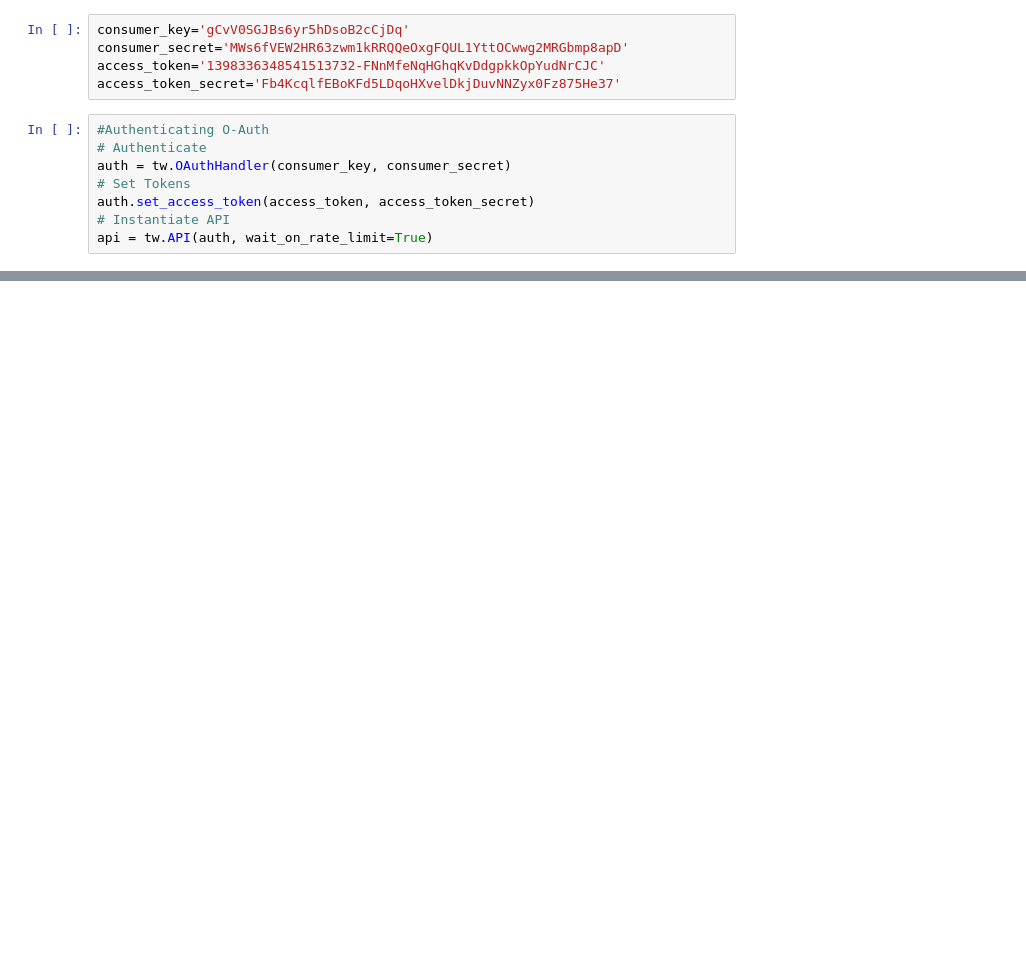
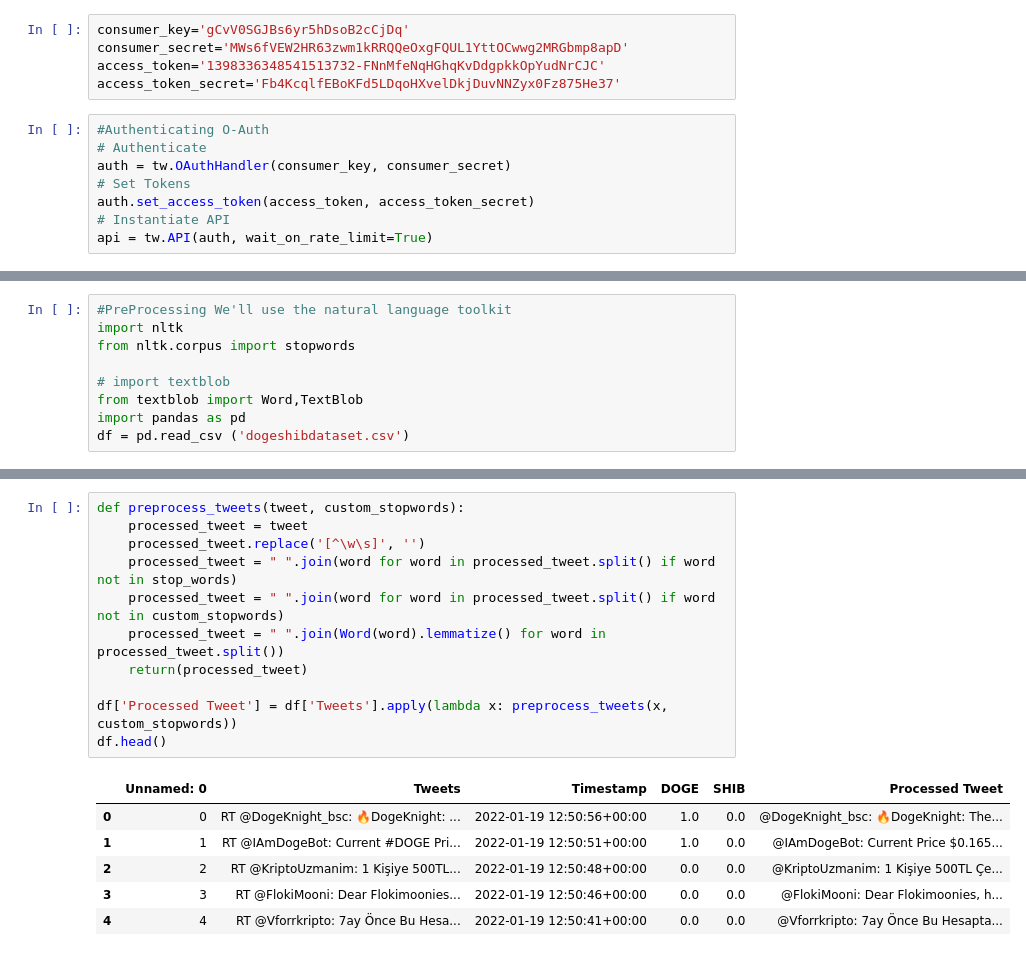
Before and after one commit to Anuragkillswitch/crypto_sentiment_analysis, a Jupyter notebook: crypto_sentiment_analysis.ipynb, the cells around one changed output, grey strips where cells are left out. Saved outputs shown, nothing was run; the diff lists cells and outputs as text; blank space fills up the shorter version.

```diff
--- a/crypto_sentiment_analysis.ipynb
+++ b/crypto_sentiment_analysis.ipynb
@@ -30,0 +142,9 @@ Forbidden: 403 Forbidden
+# %%
+#PreProcessing We'll use the natural language toolkit
+import nltk
+from nltk.corpus import stopwords
+
+# import textblob
+from textblob import Word,TextBlob
+import pandas as pd
+df = pd.read_csv ('dogeshibdataset.csv')
@@ -30,0 +165,18 @@ Forbidden: 403 Forbidden
+# %%
+def preprocess_tweets(tweet, custom_stopwords):
+    processed_tweet = tweet
+    processed_tweet.replace('[^\w\s]', '')
+    processed_tweet = " ".join(word for word in processed_tweet.split() if word not in stop_words)
+    processed_tweet = " ".join(word for word in processed_tweet.split() if word not in custom_stopwords)
+    processed_tweet = " ".join(Word(word).lemmatize() for word in processed_tweet.split())
+    return(processed_tweet)
+
+df['Processed Tweet'] = df['Tweets'].apply(lambda x: preprocess_tweets(x, custom_stopwords))
+df.head()
+# %% [output]
+|  | Unnamed: 0 | Tweets | Timestamp | DOGE | SHIB | Processed Tweet |
+| 0 | 0 | RT @DogeKnight_bsc: 🔥DogeKnight: ... | 2022-01-19 12:50:56+00:00 | 1.0 | 0.0 | @DogeKnight_bsc: 🔥DogeKnight: The... |
+| 1 | 1 | RT @IAmDogeBot: Current #DOGE Pri... | 2022-01-19 12:50:51+00:00 | 1.0 | 0.0 | @IAmDogeBot: Current Price $0.165... |
+| 2 | 2 | RT @KriptoUzmanim: 1 Kişiye 500TL... | 2022-01-19 12:50:48+00:00 | 0.0 | 0.0 | @KriptoUzmanim: 1 Kişiye 500TL Çe... |
+| 3 | 3 | RT @FlokiMooni: Dear Flokimoonies... | 2022-01-19 12:50:46+00:00 | 0.0 | 0.0 | @FlokiMooni: Dear Flokimoonies, h... |
+| 4 | 4 | RT @Vforrkripto: 7ay Önce Bu Hesa... | 2022-01-19 12:50:41+00:00 | 0.0 | 0.0 | @Vforrkripto: 7ay Önce Bu Hesapta... |
```
Also changed, not shown: parts of 22 cells of this notebook, 4 other files.
